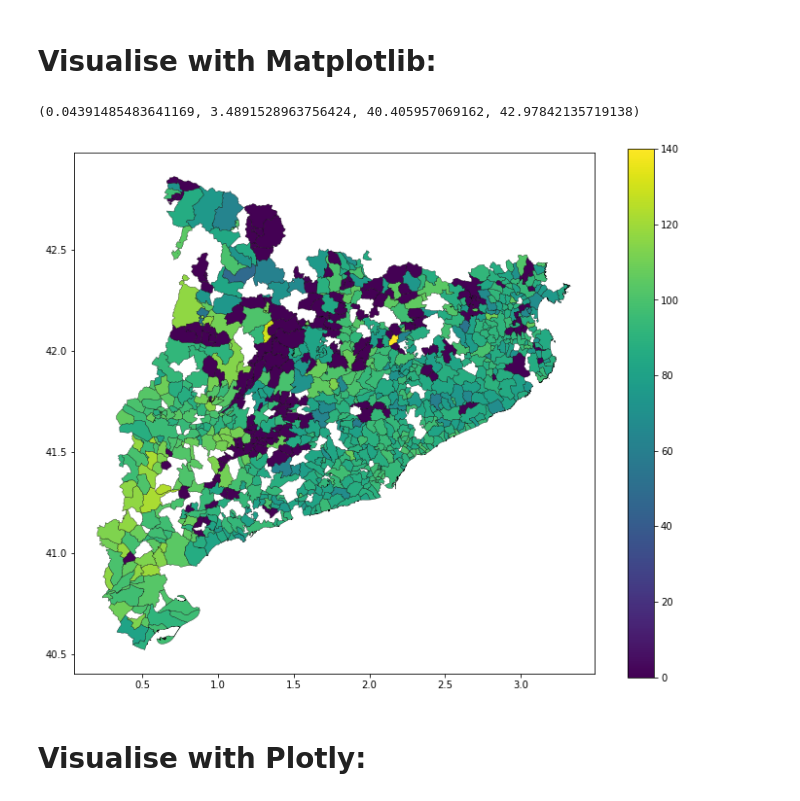
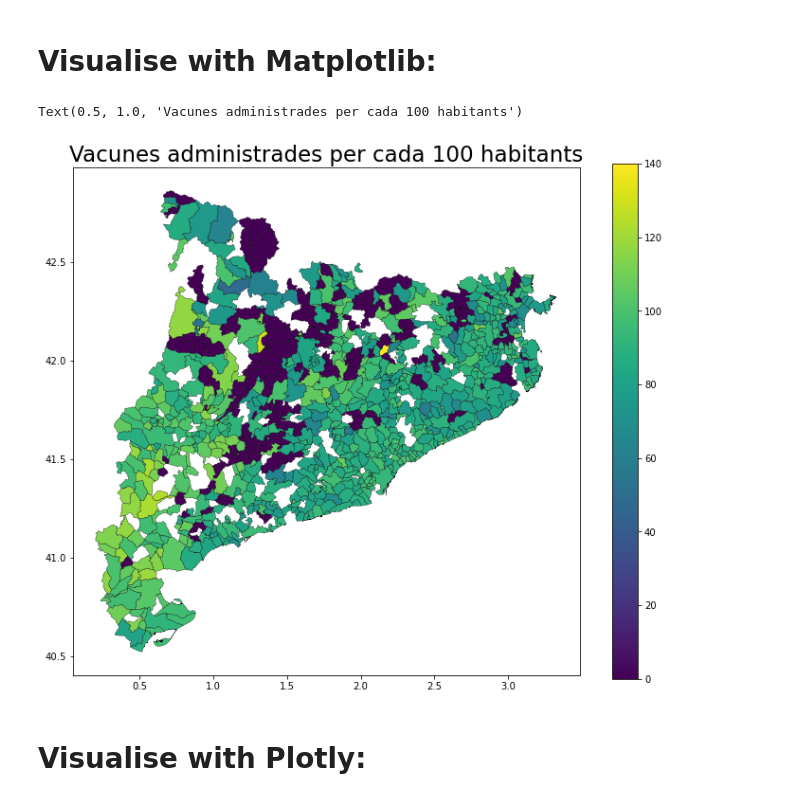
Before and after one commit to JosepAnSabate/jupyter_maps, a Jupyter notebook: mapes_covid/9_mapa_vacunacio_covid_diferents_choropleths_dades8.ipynb, the cells around one changed output. Saved outputs shown, nothing was run; the diff lists cells and outputs as text; code cells hidden in the pictures.

Commit message:
plots

```diff
--- a/mapes_covid/9_mapa_vacunacio_covid_diferents_choropleths_dades8.ipynb
+++ b/mapes_covid/9_mapa_vacunacio_covid_diferents_choropleths_dades8.ipynb
@@ -97,10 +97,11 @@ gdf["Taxa_vacun"].max()
 # %%
 fig, ax = plt.subplots(1, figsize=(12,10))
 gdf.plot(column='Taxa_vacun', cmap='viridis', linewidth=0.3, ax=ax, edgecolor='black', legend = True)
 ax.axis('on')
+plt.title("Vacunes administrades per cada 100 habitants", fontsize=23)
 # %% [output]
-(0.04391485483641169, 3.4891528963756424, 40.405957069162, 42.97842135719138)
+Text(0.5, 1.0, 'Vacunes administrades per cada 100 habitants')
-[figure, old version]
+[figure, new version]
 # %% [markdown]
 # Visualise with Plotly:
 # %% [markdown]
```
Also changed, not shown: parts of 1 cell of this notebook, 3 other files.
